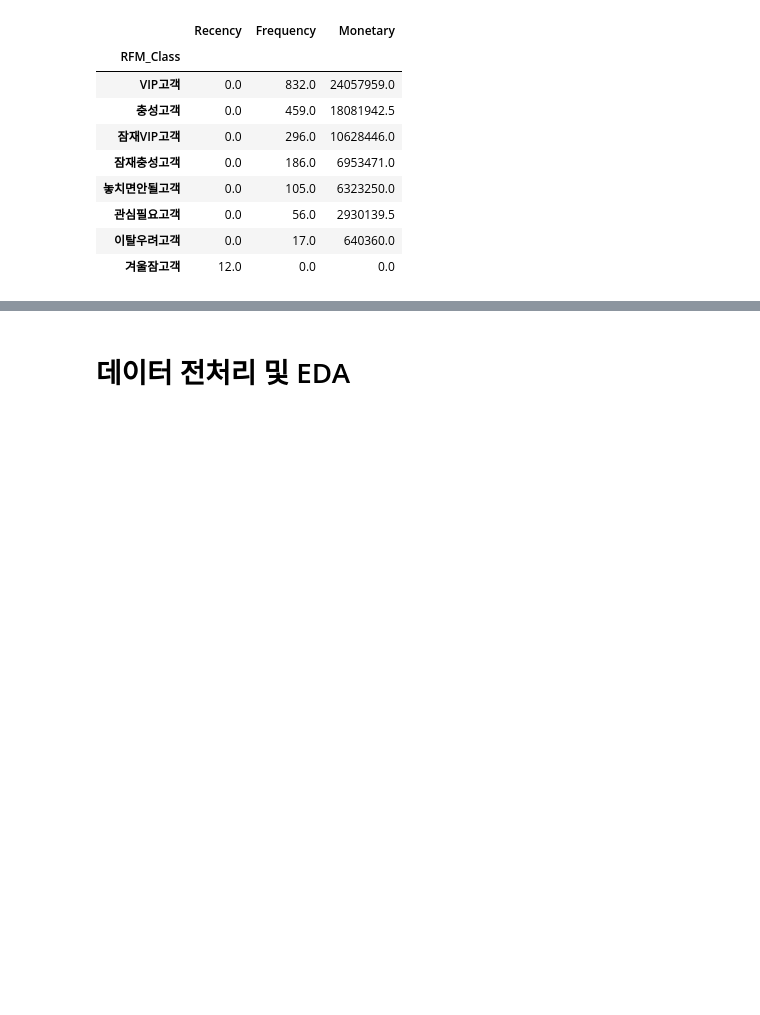
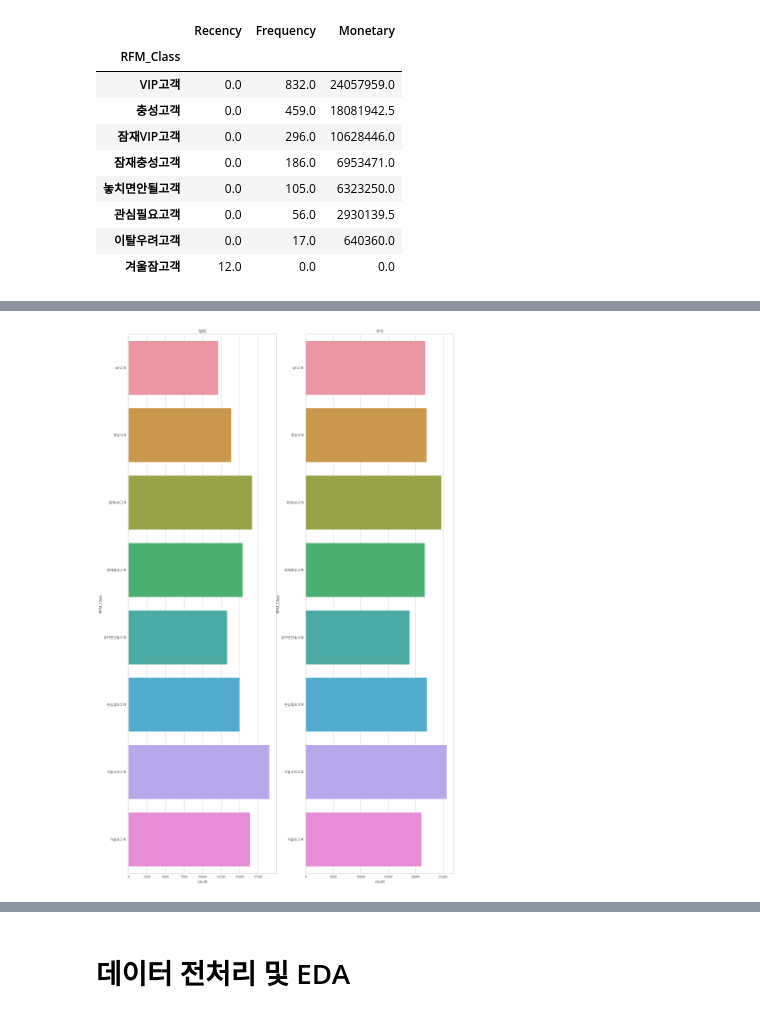
Before and after one commit to Dinoryong/HANACARD, a Jupyter notebook: seunghoon/코드/RFM_Score.ipynb, the cells around one changed output, grey strips where cells are left out. Cells and saved outputs as stored; diff of their text form; code cells hidden in the pictures; blank space fills up the shorter version.

```diff
--- a/seunghoon/코드/RFM_Score.ipynb
+++ b/seunghoon/코드/RFM_Score.ipynb
@@ -273,0 +467,11 @@ df2.groupby(by = ['RFM_Class'])[['Recency', 'Frequency', 'Monetary']].agg('media
+# %%
+# 탈회여부에 따른 RFM_Class의 빈도
+fig, axs = plt.subplots(1, 2, figsize = (18, 30))
+
+for i in range(2):
+    st = '탈퇴' if i == 0 else '유지'
+    sns.countplot(y = 'RFM_Class', data = df2[df2['탈회여부'] == st], orient = 'h', order = reversed(['겨울잠고객','이탈우려고객','관심필요고객','놓치면안될고객', '잠재충성고객','잠재VIP고객','충성고객','VIP고객']), ax = axs[i])
+    axs[i].set_title(st)
+plt.show()
+# %% [output]
+[figure, added]
```
Also changed, not shown: parts of 20 cells of this notebook, 1 other file.
